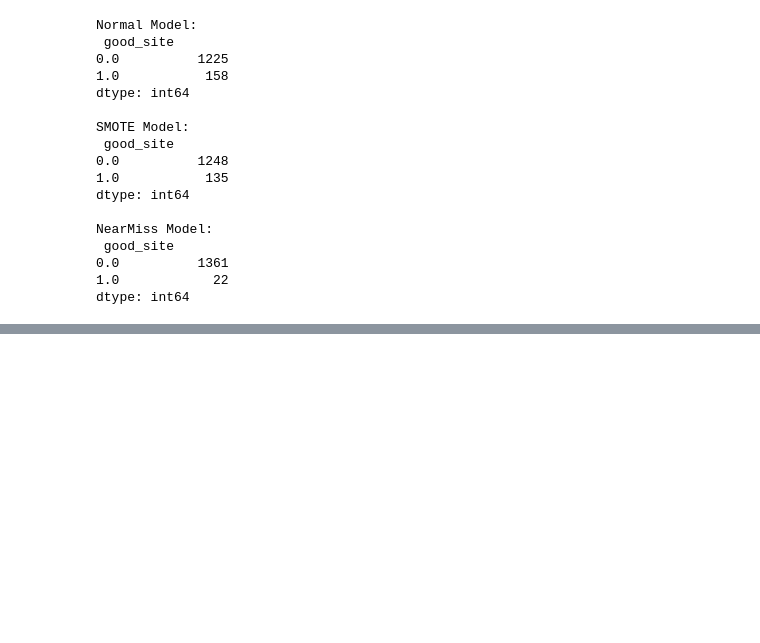
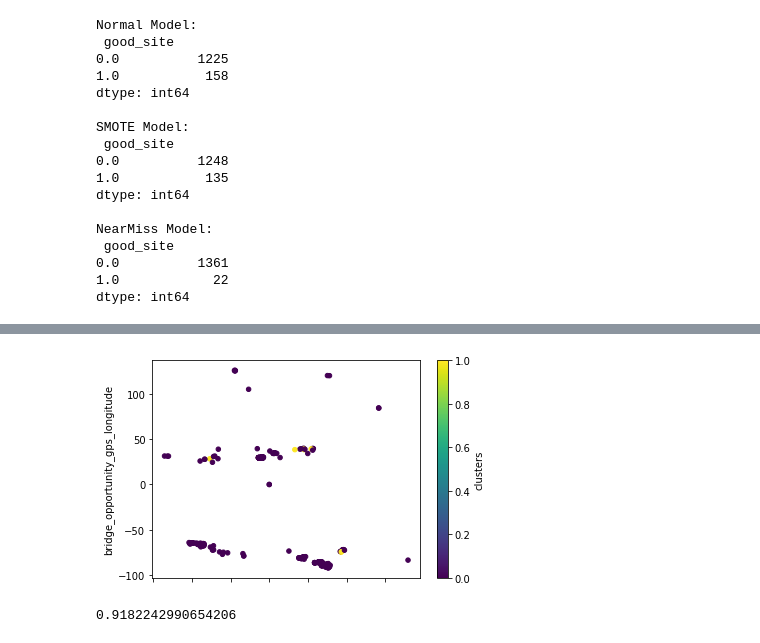
Before and after one commit to BloomTech-Labs/bridges-to-prosperity-ds-d, a Jupyter notebook: notebooks/B2P_Model.ipynb, the cells around one changed output, grey strips where cells are left out. Saved outputs shown, nothing was run; the diff lists cells and outputs as text; code cells hidden in the pictures; blank space fills up the shorter version.

Commit message:
Used PCA and Kmeans

```diff
--- a/notebooks/B2P_Model.ipynb
+++ b/notebooks/B2P_Model.ipynb
@@ -341,0 +350,9 @@ dtype: int64
+# %%
+k_data = data.copy()
+km_data = k_data.drop(['good_site'], axis=1)
+en_data = ce.OrdinalEncoder().fit_transform(km_data)
+X = SimpleImputer(strategy = 'median').fit_transform(en_data)
+kmeans = KMeans(n_clusters = 2)
+kmeans.fit(X)
+labels = kmeans.labels_
+print(labels)
@@ -341,0 +372,15 @@ dtype: int64
+# %%
+# Add the labels to the dataset:
+new_col = pd.Series(labels)
+k_data['clusters'] = new_col.values
+# %%
+# Check the data after the kmeans:
+k_data.plot.scatter('bridge_opportunity_gps_latitude', 'bridge_opportunity_gps_longitude', c='clusters', colormap = 'viridis')
+plt.show()
+# %% [output]
+[figure, added]
+# %%
+# Check the accuracy:
+(k_data['good_site'] == k_data['clusters']).value_counts()[0] / len(k_data)
+# %% [output]
+0.9182242990654206
```
Also changed, not shown: parts of 15 cells of this notebook.
